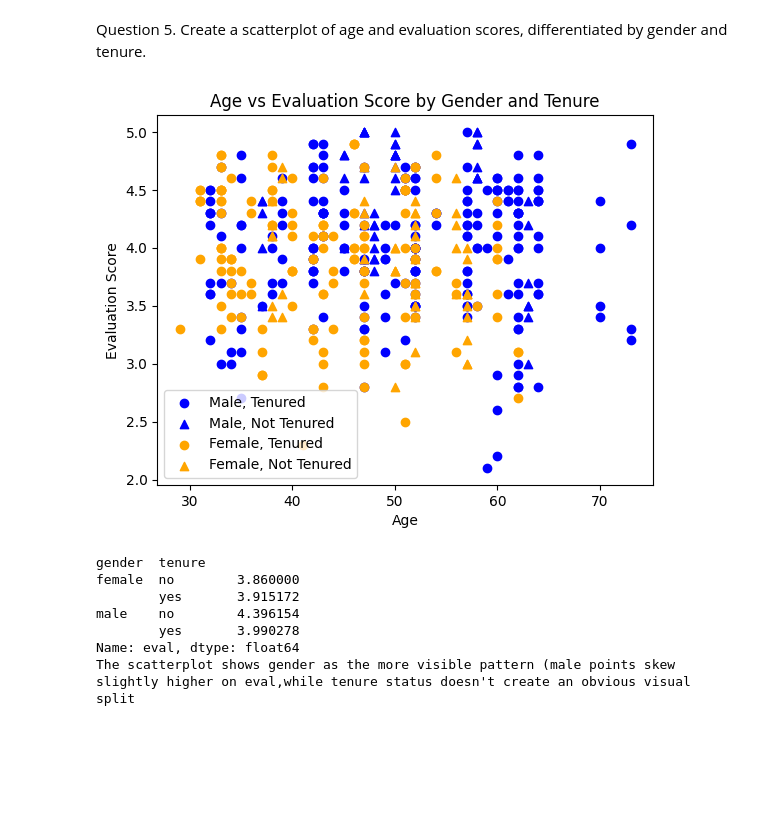
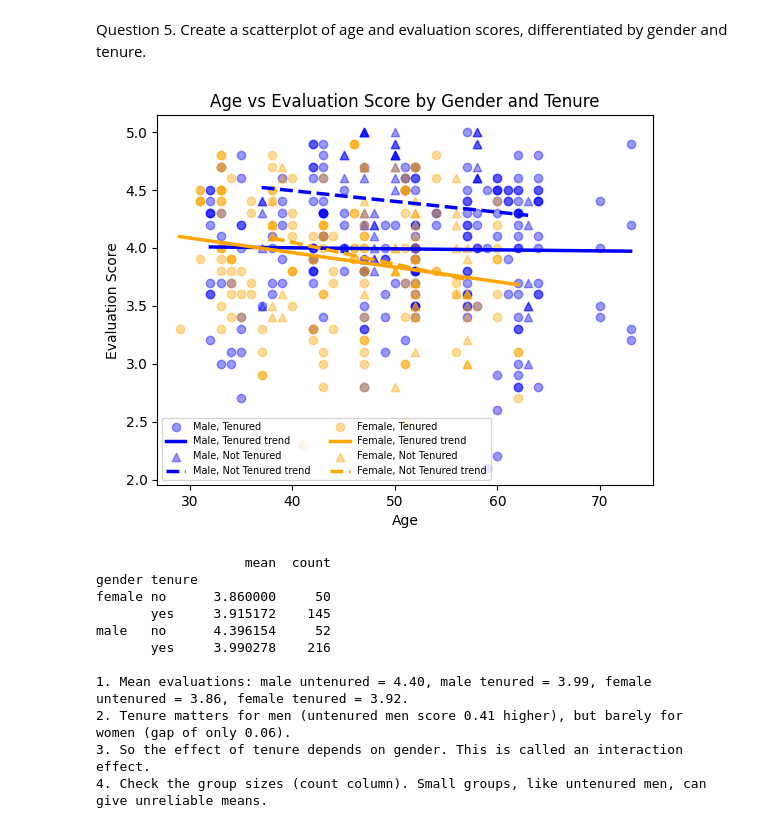
Before and after one commit to Tushar-3512/Data-Science-Practical-, a Jupyter notebook: Practical4.ipynb, the cells around one changed output. Saved outputs shown, nothing was run; the diff lists cells and outputs as text; code cells hidden in the pictures; blank space fills up the shorter version.

```diff
--- a/Practical4.ipynb
+++ b/Practical4.ipynb
@@ -83,30 +148,43 @@ male    4.069030  0.556652    268
 # %% [markdown]
 Question 5. Create a scatterplot of age and evaluation scores, differentiated by gender and tenure.
-# %%
-male_tenured   = df[(df['gender'] == 'male')   & (df['tenure'] == 'yes')]
-male_untenured = df[(df['gender'] == 'male')   & (df['tenure'] == 'no')]
-female_tenured   = df[(df['gender'] == 'female') & (df['tenure'] == 'yes')]
-female_untenured = df[(df['gender'] == 'female') & (df['tenure'] == 'no')]
-
-plt.scatter(male_tenured['age'], male_tenured['eval'], color='blue', marker='o', label='Male, Tenured')
-plt.scatter(male_untenured['age'], male_untenured['eval'], color='blue', marker='^', label='Male, Not Tenured')
-plt.scatter(female_tenured['age'], female_tenured['eval'], color='orange', marker='o', label='Female, Tenured')
-plt.scatter(female_untenured['age'], female_untenured['eval'], color='orange', marker='^', label='Female, Not Tenured')
-
-plt.xlabel("Age")
-plt.ylabel("Evaluation Score")
-plt.title("Age vs Evaluation Score by Gender and Tenure")
-plt.legend()
-plt.show()
-tenure_gender_stats = df.groupby(['gender', 'tenure'])['eval'].mean()
-print(tenure_gender_stats)
-print("The scatterplot shows gender as the more visible pattern (male points skew slightly higher on eval,while tenure status doesn't create an obvious visual split")
-# %% [output]
-[figure, removed]
-gender  tenure
-female  no        3.860000
-        yes       3.915172
-male    no        4.396154
-        yes       3.990278
-Name: eval, dtype: float64
-The scatterplot shows gender as the more visible pattern (male points skew slightly higher on eval,while tenure status doesn't create an obvious visual split
+# %%
+groups = {
+    ('male', 'yes'):   ('blue',   'o', '-',  'Male, Tenured'),
+    ('male', 'no'):    ('blue',   '^', '--', 'Male, Not Tenured'),
+    ('female', 'yes'): ('orange', 'o', '-',  'Female, Tenured'),
+    ('female', 'no'):  ('orange', '^', '--', 'Female, Not Tenured'),
+}
+
+for (g, t), (col, mk, ls, lab) in groups.items():
+    sub = df[(df['gender'] == g) & (df['tenure'] == t)]
+    plt.scatter(sub['age'], sub['eval'], color=col, marker=mk, alpha=0.4, label=lab)
+    add_trend(sub, col, lab, ls)
+
+plt.xlabel("Age")
+plt.ylabel("Evaluation Score")
+plt.title("Age vs Evaluation Score by Gender and Tenure")
+plt.legend(fontsize=7, ncol=2)
+plt.show()
+
+ts = df.groupby(['gender', 'tenure'])['eval'].agg(['mean', 'count'])
+print(ts)
+
+print(f"""
+1. Mean evaluations: male untenured = {ts.loc[('male','no'),'mean']:.2f}, male tenured = {ts.loc[('male','yes'),'mean']:.2f}, female untenured = {ts.loc[('female','no'),'mean']:.2f}, female tenured = {ts.loc[('female','yes'),'mean']:.2f}.
+2. Tenure matters for men (untenured men score {ts.loc[('male','no'),'mean'] - ts.loc[('male','yes'),'mean']:.2f} higher), but barely for women (gap of only {abs(ts.loc[('female','yes'),'mean'] - ts.loc[('female','no'),'mean']):.2f}).
+3. So the effect of tenure depends on gender. This is called an interaction effect.
+4. Check the group sizes (count column). Small groups, like untenured men, can give unreliable means.
+""")
+# %% [output]
+[figure, added]
+                   mean  count
+gender tenure
+female no      3.860000     50
+       yes     3.915172    145
+male   no      4.396154     52
+       yes     3.990278    216
+
+1. Mean evaluations: male untenured = 4.40, male tenured = 3.99, female untenured = 3.86, female tenured = 3.92.
+2. Tenure matters for men (untenured men score 0.41 higher), but barely for women (gap of only 0.06).
+3. So the effect of tenure depends on gender. This is called an interaction effect.
+4. Check the group sizes (count column). Small groups, like untenured men, can give unreliable means.
```
Also changed, not shown: parts of 8 cells of this notebook.
